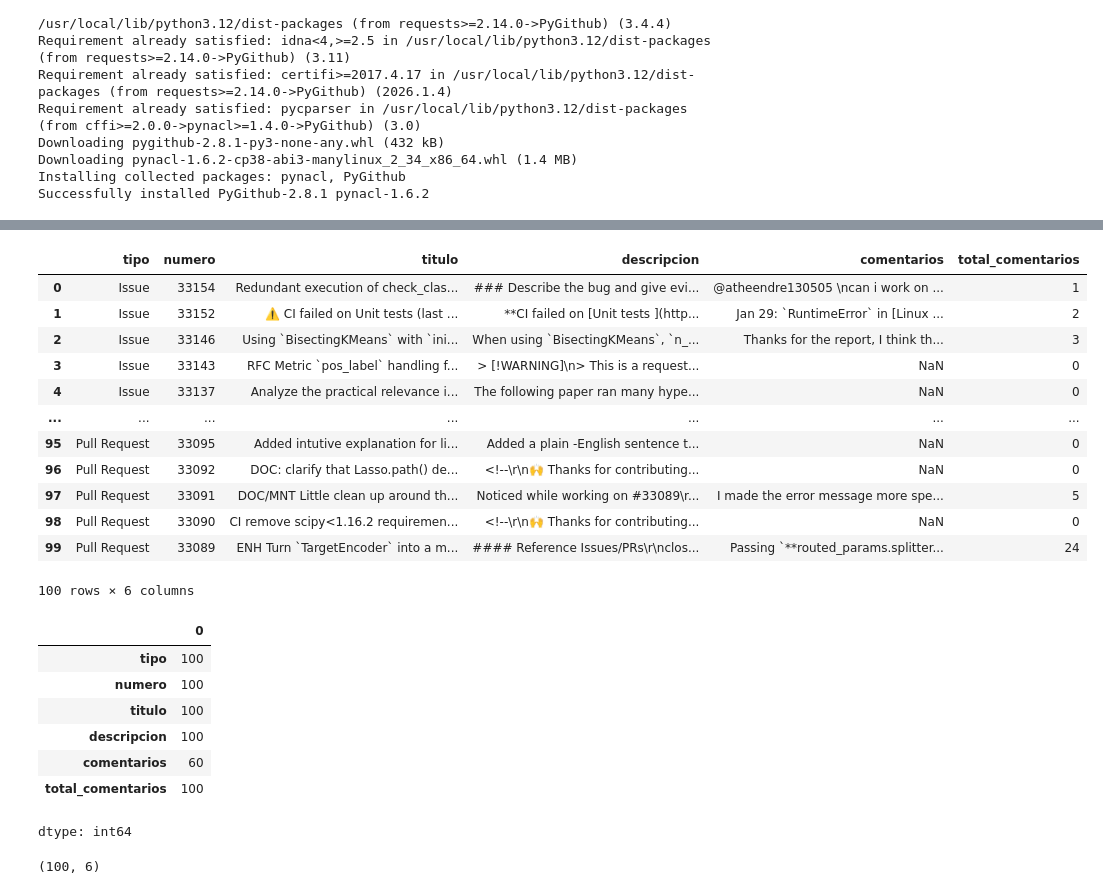
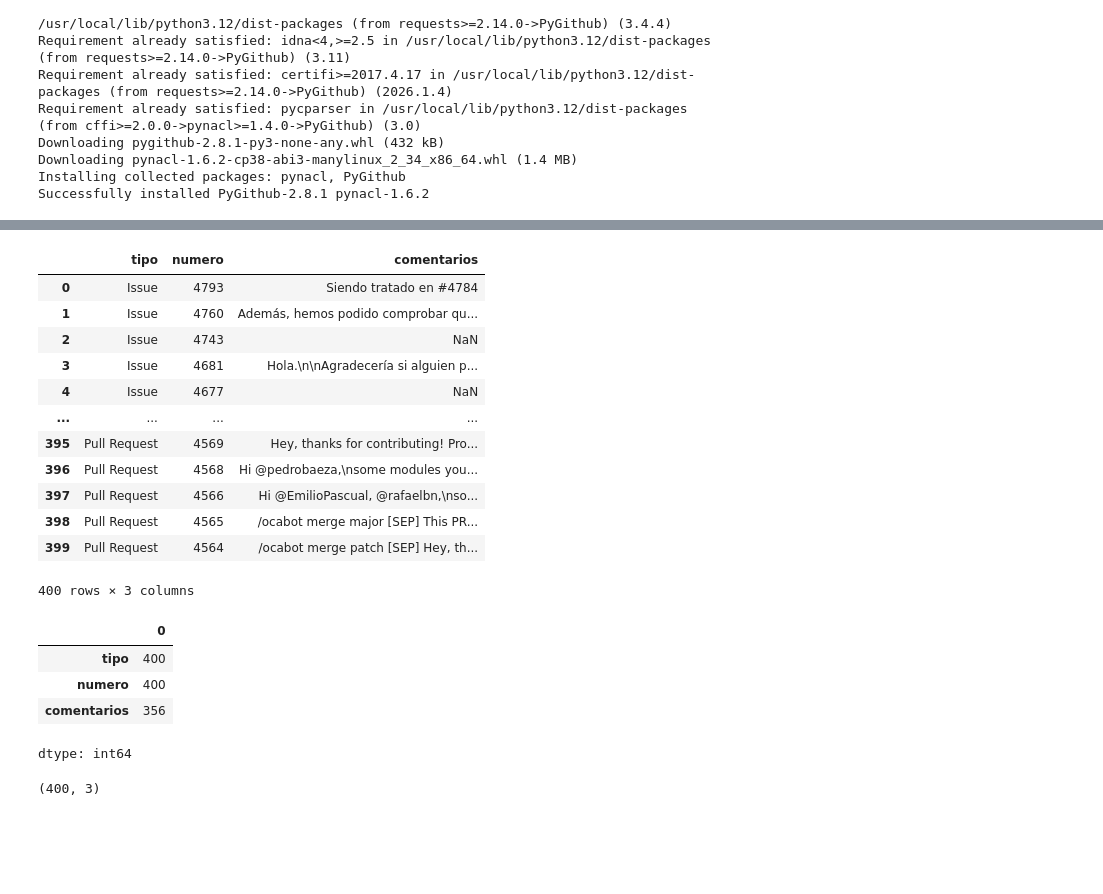
Before and after one commit to jpmachinelearning/U4_S16_Trabajo_Final_2P_PLAZA_A-PADILLA_J, a Jupyter notebook: src/app.ipynb, the cells around one changed output, grey strips where cells are left out. Saved outputs shown, nothing was run; the diff lists cells and outputs as text; code cells hidden in the pictures; blank space fills up the shorter version.

```diff
--- a/src/app.ipynb
+++ b/src/app.ipynb
@@ -264,34 +228,31 @@ def preprocesado(documento):
 # %%
-file_path = '/content/sample_data/datos_github_proyecto.csv'
+file_path = '/content/U4_S16_Trabajo_Final_2P_PLAZA_A-PADILLA_J/data/datos_github.csv'
 #data = pd.read_csv(file_path, sep='\s+', header=None)
 data = pd.read_csv(file_path)
 data
 # %% [output]
-|  | tipo | numero | titulo | descripcion | comentarios | total_comentarios |
-| 0 | Issue | 33154 | Redundant execution of check_clas... | ### Describe the bug and give evi... | @atheendre130505 \ncan i work on ... | 1 |
-| 1 | Issue | 33152 | ⚠️ CI failed on Unit tests (last ... | **CI failed on [Unit tests ](http... | Jan 29: `RuntimeError` in [Linux ... | 2 |
-| 2 | Issue | 33146 | Using `BisectingKMeans` with `ini... | When using `BisectingKMeans`, `n_... | Thanks for the report, I think th... | 3 |
-| 3 | Issue | 33143 | RFC Metric `pos_label` handling f... | > [!WARNING]\n> This is a request... | NaN | 0 |
-| 4 | Issue | 33137 | Analyze the practical relevance i... | The following paper ran many hype... | NaN | 0 |
-| ... | ... | ... | ... | ... | ... | ... |
-| 95 | Pull Request | 33095 | Added intutive explanation for li... | Added a plain -English sentence t... | NaN | 0 |
-| 96 | Pull Request | 33092 | DOC: clarify that Lasso.path() de... | <!--\r\n🙌 Thanks for contributing... | NaN | 0 |
-| 97 | Pull Request | 33091 | DOC/MNT Little clean up around th... | Noticed while working on #33089\r... | I made the error message more spe... | 5 |
-| 98 | Pull Request | 33090 | CI remove scipy<1.16.2 requiremen... | <!--\r\n🙌 Thanks for contributing... | NaN | 0 |
-| 99 | Pull Request | 33089 | ENH Turn `TargetEncoder` into a m... | #### Reference Issues/PRs\r\nclos... | Passing `**routed_params.splitter... | 24 |
+|  | tipo | numero | comentarios |
+| 0 | Issue | 4793 | Siendo tratado en #4784 |
+| 1 | Issue | 4760 | Además, hemos podido comprobar qu... |
+| 2 | Issue | 4743 | NaN |
+| 3 | Issue | 4681 | Hola.\n\nAgradecería si alguien p... |
+| 4 | Issue | 4677 | NaN |
+| ... | ... | ... | ... |
+| 395 | Pull Request | 4569 | Hey, thanks for contributing! Pro... |
+| 396 | Pull Request | 4568 | Hi @pedrobaeza,\nsome modules you... |
+| 397 | Pull Request | 4566 | Hi @EmilioPascual, @rafaelbn,\nso... |
+| 398 | Pull Request | 4565 | /ocabot merge major [SEP] This PR... |
+| 399 | Pull Request | 4564 | /ocabot merge patch [SEP] Hey, th... |
-100 rows × 6 columns
+400 rows × 3 columns
 # %%
 data.count()
 # %% [output]
 |  | 0 |
-| tipo | 100 |
-| numero | 100 |
-| titulo | 100 |
-| descripcion | 100 |
-| comentarios | 60 |
-| total_comentarios | 100 |
+| tipo | 400 |
+| numero | 400 |
+| comentarios | 356 |
 dtype: int64
 # %%
 data.shape
 # %% [output]
-(100, 6)
+(400, 3)
```
Also changed, not shown: parts of 4 cells of this notebook.
